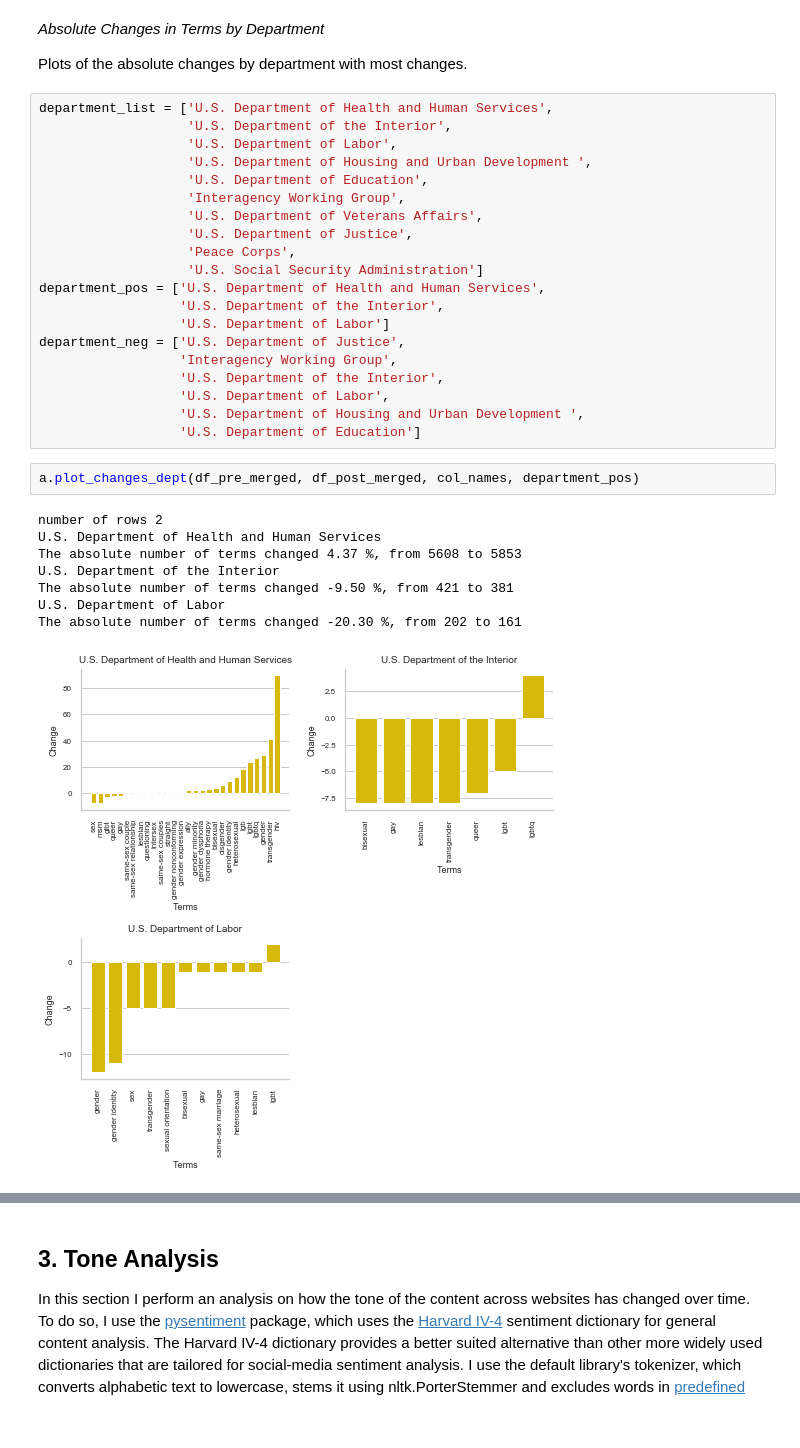
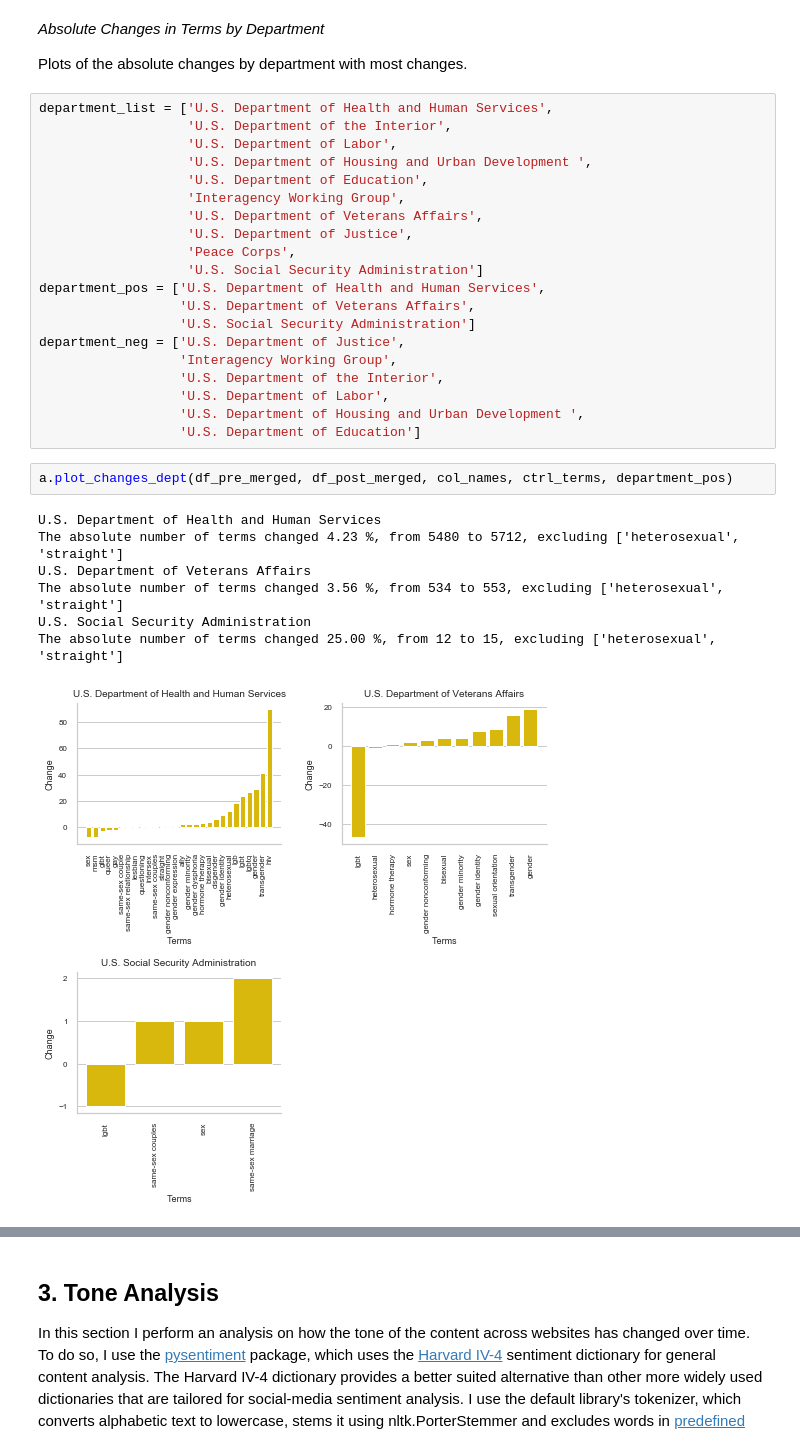
Before and after one commit to sunlightpolicy/lgbtq_trends, a Jupyter notebook: src/content_analysis.ipynb, the cells around one changed output, grey strips where cells are left out. Cells and saved outputs as stored; diff of their text form.

Commit message:
corrected plot changes dept fctn

```diff
--- a/src/content_analysis.ipynb
+++ b/src/content_analysis.ipynb
@@ -236,8 +236,8 @@ department_list = ['U.S. Department of Health and Human Services',
                    'Peace Corps',
                    'U.S. Social Security Administration']
 department_pos = ['U.S. Department of Health and Human Services',
-                  'U.S. Department of the Interior',
-                  'U.S. Department of Labor']
+                  'U.S. Department of Veterans Affairs',
+                  'U.S. Social Security Administration']
 department_neg = ['U.S. Department of Justice',
                   'Interagency Working Group',
                   'U.S. Department of the Interior',
@@ -245,14 +245,13 @@ department_neg = ['U.S. Department of Justice',
                   'U.S. Department of Housing and Urban Development ',
                   'U.S. Department of Education']
 # %%
-a.plot_changes_dept(df_pre_merged, df_post_merged, col_names, department_pos)
+a.plot_changes_dept(df_pre_merged, df_post_merged, col_names, ctrl_terms, department_pos)
 # %% [output]
-number of rows 2
 U.S. Department of Health and Human Services
-The absolute number of terms changed 4.37 %, from 5608 to 5853
-U.S. Department of the Interior
-The absolute number of terms changed -9.50 %, from 421 to 381
-U.S. Department of Labor
-The absolute number of terms changed -20.30 %, from 202 to 161
+The absolute number of terms changed 4.23 %, from 5480 to 5712, excluding ['heterosexual', 'straight']
+U.S. Department of Veterans Affairs
+The absolute number of terms changed 3.56 %, from 534 to 553, excluding ['heterosexual', 'straight']
+U.S. Social Security Administration
+The absolute number of terms changed 25.00 %, from 12 to 15, excluding ['heterosexual', 'straight']
-[figure, old version]
+[figure, new version]
 # %%
```
Also changed, not shown: parts of 4 cells of this notebook, 1 other file.
